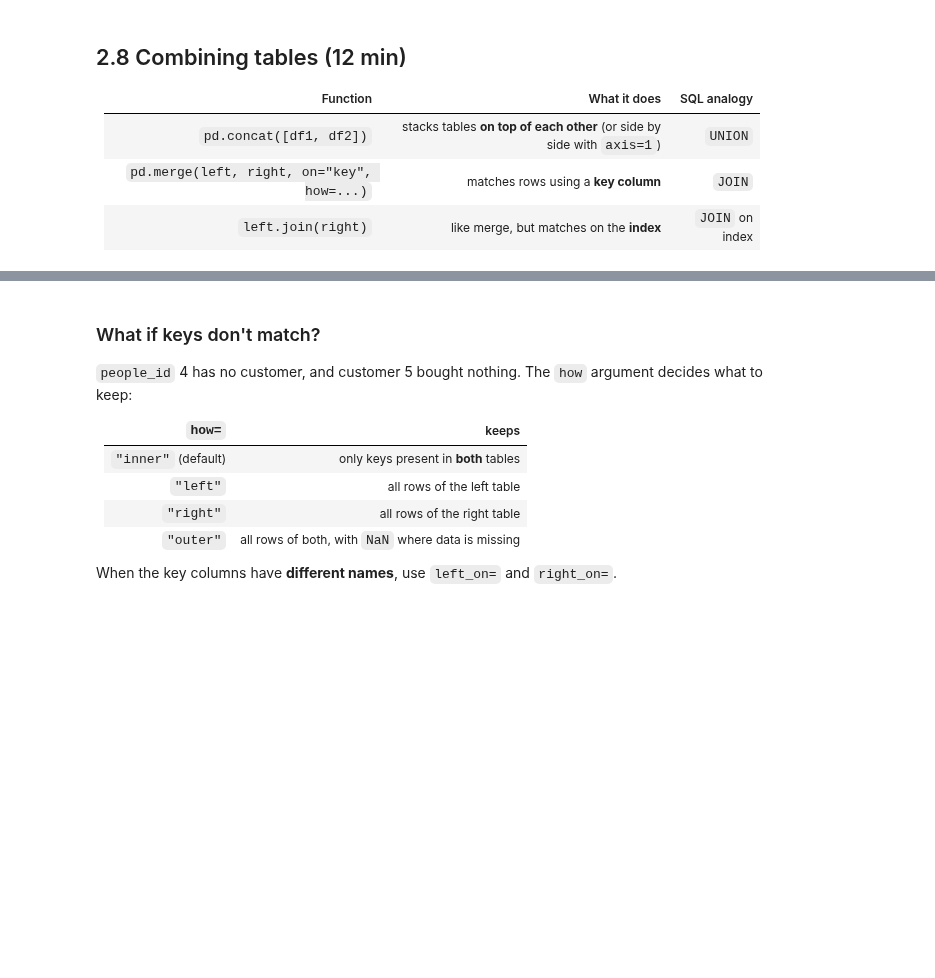
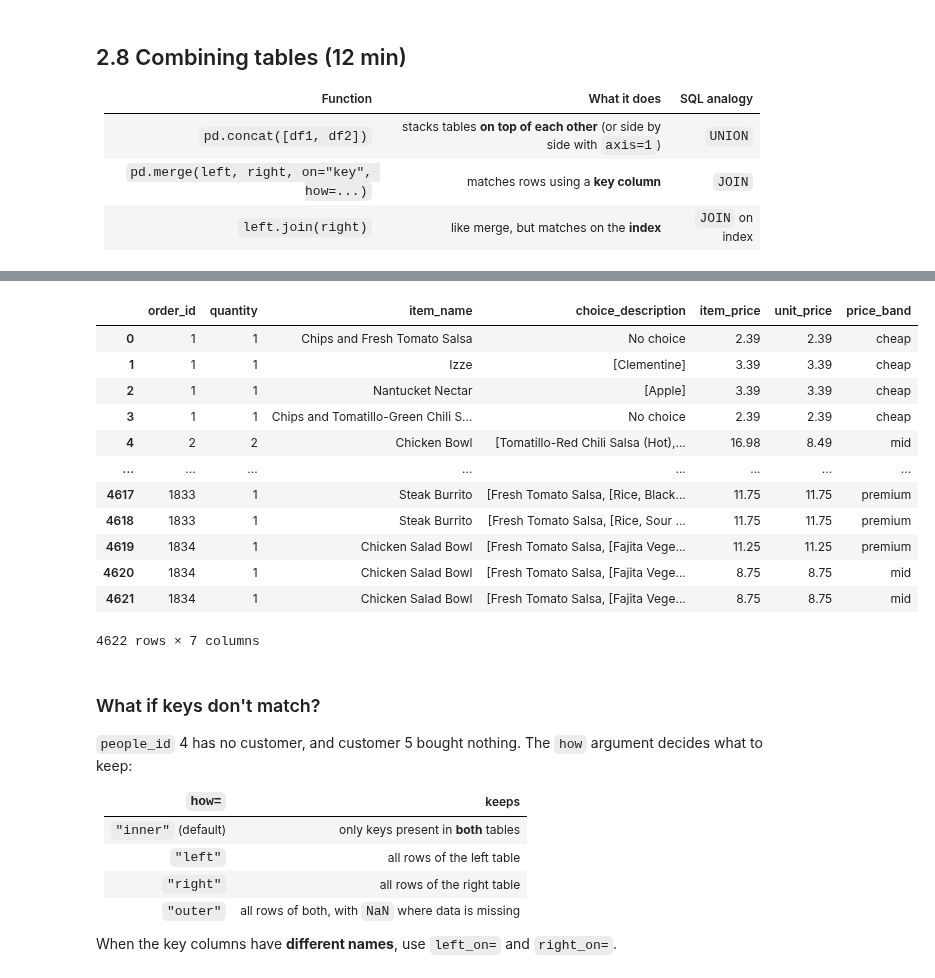
Before and after one commit to Andreoliveira85/DSML-IH-cohort-october26, a Jupyter notebook: week_02/W02_D2_numpy_pandas_live.ipynb, the cells around one changed output, grey strips where cells are left out. Saved outputs shown, nothing was run; the diff lists cells and outputs as text; code cells hidden in the pictures; blank space fills up the shorter version.

```diff
--- a/week_02/W02_D2_numpy_pandas_live.ipynb
+++ b/week_02/W02_D2_numpy_pandas_live.ipynb
@@ -183,5 +338,7 @@ We'll use a real dataset: orders from a restaurant chain (Chipotle). Each row is
 `pd.read_csv` reads CSV files. This file is separated by **tabs**, so we pass `sep="\t"`.
 It also works with a URL or a local path like `"data/chipotle.tsv"`.
 # %%
-url = "https://raw.githubusercontent.com/justmarkham/DAT8/master/data/chipotle.tsv"
-orders = pd.read_csv(url, sep="\t")
+#url = "https://raw.githubusercontent.com/justmarkham/DAT8/master/data/chipotle.tsv"
+#orders = pd.read_csv(url, sep="\t")
+orders = pd.read_csv("../data//chipotle.csv", index_col=0)
+orders
@@ -238,2 +503,4 @@ Real data is messy. Before analysing, always check:
 # %%
 # Two common options: drop the rows, or fill the gaps
+orders["choice_description"] = orders["choice_description"].fillna("No choice")
+orders.isna().sum()
@@ -243,3 +532,4 @@ Real data is messy. Before analysing, always check:
 # %%
 # 3. Setting a column as the index
 # drop=False keeps the column in the table as well
+orders["item_price"] = orders["item_price"].str.replace("$", "", regex=False).str.strip().astype(float)
@@ -254,3 +572,5 @@ Real data is messy. Before analysing, always check:
 # %%
 # Column statistics: sum, mean, median, min, max
 # Sorting
+orders["unit_price"] = orders["item_price"]/ orders["quantity"]
+orders
@@ -293,6 +811,26 @@ customers = pd.DataFrame({"id": [0, 1, 2, 3, 5],
 # axis=1 puts tables SIDE BY SIDE, aligning on the index
 # %%
 # Merge on a common column name
+# %%
+orders
+## orders are cheap if the unit price < 5 , mid if btw 5 and 10, otherwise its a premium order
+
+orders["price_band"] = orders["unit_price"].apply(lambda x: "cheap" if x < 5 else ("mid" if x < 10 else "premium" ))
+orders
+# %% [output]
+|  | order_id | quantity | item_name | choice_description | item_price | unit_price | price_band |
+| 0 | 1 | 1 | Chips and Fresh Tomato Salsa | No choice | 2.39 | 2.39 | cheap |
+| 1 | 1 | 1 | Izze | [Clementine] | 3.39 | 3.39 | cheap |
+| 2 | 1 | 1 | Nantucket Nectar | [Apple] | 3.39 | 3.39 | cheap |
+| 3 | 1 | 1 | Chips and Tomatillo-Green Chili S... | No choice | 2.39 | 2.39 | cheap |
+| 4 | 2 | 2 | Chicken Bowl | [Tomatillo-Red Chili Salsa (Hot),... | 16.98 | 8.49 | mid |
+| ... | ... | ... | ... | ... | ... | ... | ... |
+| 4617 | 1833 | 1 | Steak Burrito | [Fresh Tomato Salsa, [Rice, Black... | 11.75 | 11.75 | premium |
+| 4618 | 1833 | 1 | Steak Burrito | [Fresh Tomato Salsa, [Rice, Sour ... | 11.75 | 11.75 | premium |
+| 4619 | 1834 | 1 | Chicken Salad Bowl | [Fresh Tomato Salsa, [Fajita Vege... | 11.25 | 11.25 | premium |
+| 4620 | 1834 | 1 | Chicken Salad Bowl | [Fresh Tomato Salsa, [Fajita Vege... | 8.75 | 8.75 | mid |
+| 4621 | 1834 | 1 | Chicken Salad Bowl | [Fresh Tomato Salsa, [Fajita Vege... | 8.75 | 8.75 | mid |
+4622 rows × 7 columns
 # %% [markdown]
 ### What if keys don't match?
 
```
Also changed, not shown: parts of 46 cells of this notebook, 1 other file.
